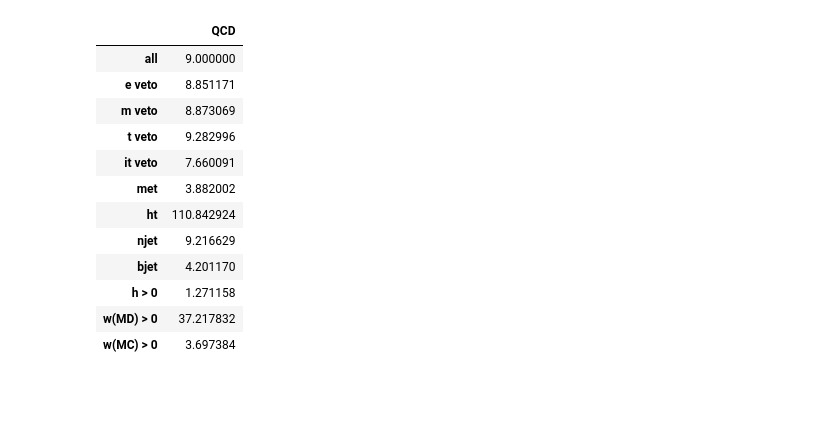
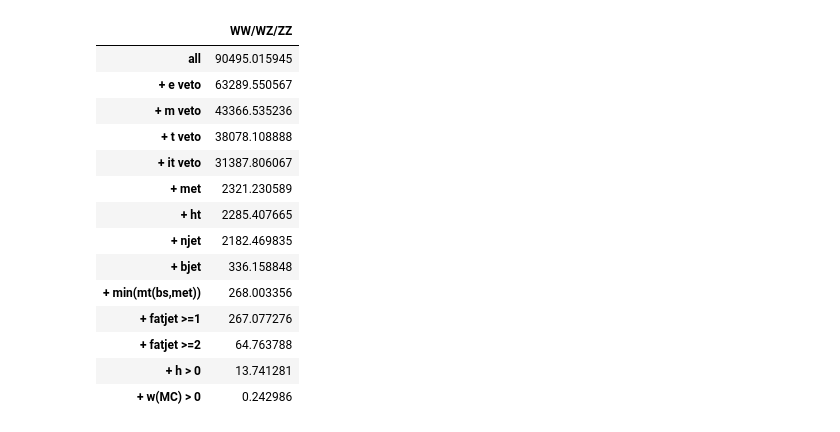
Before and after one commit to mirandabryson/WH-All-Hadronic-Coffea-Tools, a Jupyter notebook: cutflownotebook.ipynb, the cells around one changed output. Cells and saved outputs as stored; diff of their text form; code cells hidden in the pictures; blank space fills up the shorter version.

```diff
--- a/cutflownotebook.ipynb
+++ b/cutflownotebook.ipynb
@@ -26,9 +26,9 @@ def addRowToCutFlow( output, df, name, selection):
     '''
 
     if selection is not None:
-        output['cutflow'][name] += ( sum(df['weight'][selection].flatten() )*137*1000)
+        output['cutflow'][name] += ( sum(df['weight'][selection].flatten() )*137)
     else:
-        output['cutflow'][name] += ( sum(df['weight'].flatten() )*137*1000 )
+        output['cutflow'][name] += ( sum(df['weight'].flatten() )*137)
 
 def getCutFlowTable(output, outputname, lines = ['all']):
     '''
@@ -39,27 +39,6 @@ def getCutFlowTable(output, outputname, lines = ['all']):
     for line in lines:
         res = res.append(pd.DataFrame({outputname : output['cutflow'][line]}, index=[line]))
     return res
-
-def addRowToEfficiency( output, df, name, selection1, selection2):
-    '''
-    add one row with name and selection for each process to the cutflow accumulator
-    '''
-    if ((selection2 is not None) & (selection1 is not None)):
-        output['cutflow_e'][name] += ( sum(df['weight'][selection1].flatten() )/sum(df['weight'][selection2].flatten() ))
-    elif ((selection2 is None) & (selection1 is not None)):
-        output['cutflow_e'][name] += ( sum(df['weight'][selection1].flatten() )/sum(df['weight'].flatten() ))
-    else:
-        output['cutflow_e'][name] += ( sum(df['weight'].flatten() )/ sum(df['weight'].flatten() ))
-
-def getEfficiencyTable(output, outputname, lines = ['all']):
-    '''
-    Takes a cache and returns a formated cut-flow table of processes.
-    Lines and processes have to follow the naming of the coffea processor output.
-    '''
-    res = pd.DataFrame([])
-    for line in lines:
-        res = res.append(pd.DataFrame({outputname : output['cutflow_e'][line]}, index=[line]))
-    return res
 # %%
 #define processor
 
@@ -538,19 +597,22 @@ getEfficiencyTable(output_wjets, 'W+Jets', lines = ['all', 'e veto', 'm veto', '
 # %%
-getEfficiencyTable(output_qcd, 'QCD', lines = ['all', 'e veto', 'm veto', 't veto',
-                                                'it veto', 'met', 'ht',
-                                                'njet', 'bjet', 'h > 0', 'w(MD) > 0',
-                                                'w(MC) > 0'])
+getCutFlowTable(output_2b, 'WW/WZ/ZZ', lines = ['all', '+ e veto', '+ m veto', '+ t veto',
+                                                '+ it veto', '+ met', '+ ht',
+                                                '+ njet', '+ bjet', '+ min(mt(bs,met))',
+                                                '+ fatjet >=1 ', '+ fatjet >=2 ',
+                                                '+ h > 0', '+ w(MC) > 0'])
 # %% [output]
-|  | QCD |
-| all | 9.000000 |
-| e veto | 8.851171 |
-| m veto | 8.873069 |
-| t veto | 9.282996 |
-| it veto | 7.660091 |
-| met | 3.882002 |
-| ht | 110.842924 |
-| njet | 9.216629 |
-| bjet | 4.201170 |
-| h > 0 | 1.271158 |
-| w(MD) > 0 | 37.217832 |
-| w(MC) > 0 | 3.697384 |
+|  | WW/WZ/ZZ |
+| all | 90495.015945 |
+| + e veto | 63289.550567 |
+| + m veto | 43366.535236 |
+| + t veto | 38078.108888 |
+| + it veto | 31387.806067 |
+| + met | 2321.230589 |
+| + ht | 2285.407665 |
+| + njet | 2182.469835 |
+| + bjet | 336.158848 |
+| + min(mt(bs,met)) | 268.003356 |
+| + fatjet >=1 | 267.077276 |
+| + fatjet >=2 | 64.763788 |
+| + h > 0 | 13.741281 |
+| + w(MC) > 0 | 0.242986 |
```
Also changed, not shown: parts of 12 cells of this notebook, 6 other files.
